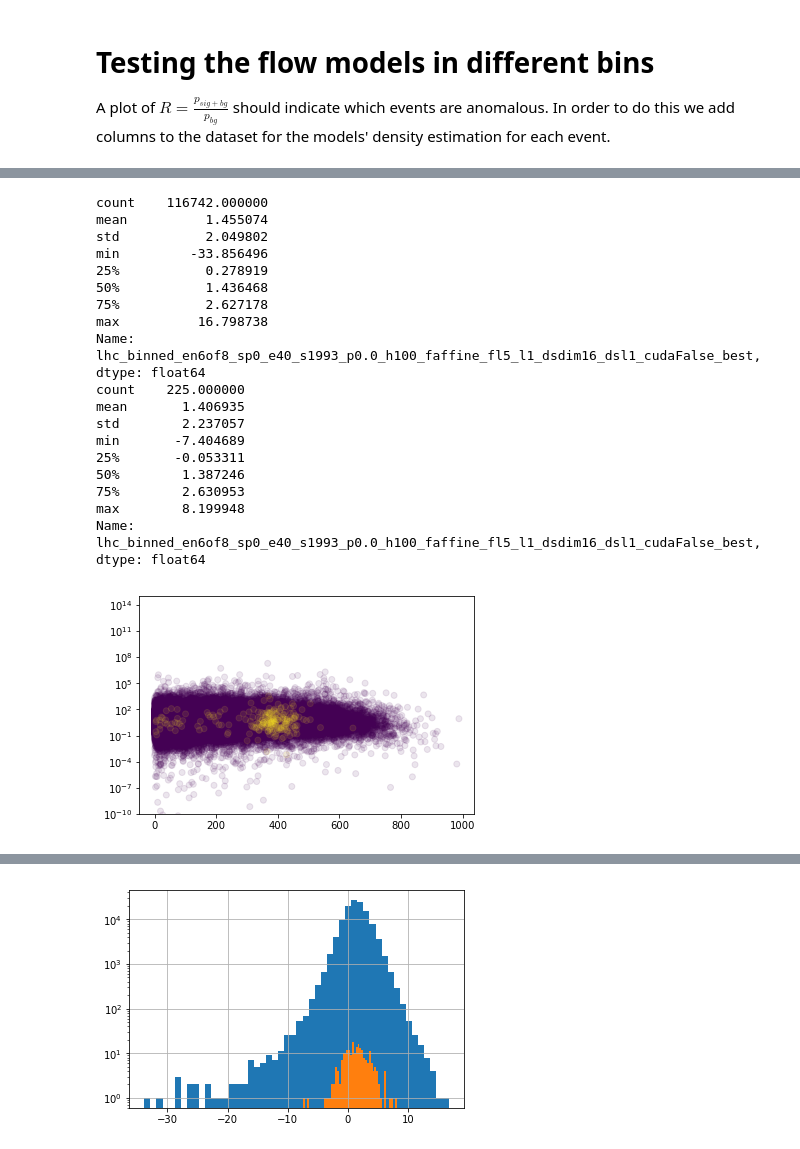
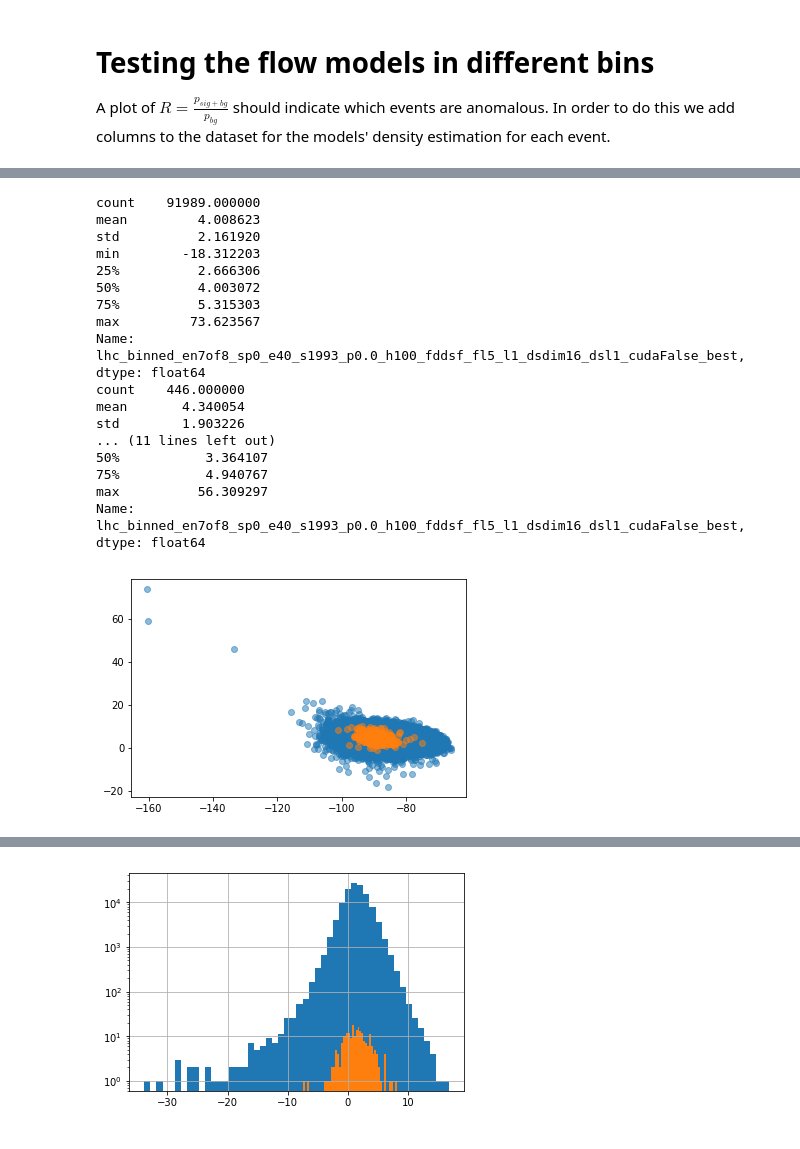
Before and after one commit to RotemMayo/NAF, a Jupyter notebook: ML4Jets.ipynb, the cells around one changed output, grey strips where cells are left out. Drawn from its saved outputs; the diff is of its cells as text; code cells hidden in the pictures.

```diff
--- a/ML4Jets.ipynb
+++ b/ML4Jets.ipynb
@@ -206,6 +229,0 @@ AttributeError: 'tuple' object has no attribute 'shape'
-# %%
-# old training loop
-for i in range(5, 11):
-    ds_path = data_path_format.format(i)
-    cp_path = model_cp_path_format.format(i)
-    train_and_save_model(ds_path, cp_path)
@@ -212,23 +242,20 @@ for i in range(5, 11):
 # %% [markdown]
 Load and get scores
 # %%
-df = pd.read_csv('external_maf/datasets/data/lhc/lhc_features_and_bins.csv')
-scores = pd.read_csv('external_maf/datasets/data/lhc/lhc_vae_density.csv')
-dataset = NumpyDataset(df.to_numpy()[:, :-3])
+dataset = NumpyDataset(preprocess_dataframe(df[['m1', 'm2', 'tau^1_21', 'tau^2_21']]))
 dataloader = data_utils.DataLoader(dataset, batch_size=dataset.length, shuffle=False)
-for i in tqdm([10**j for j in range(2, 6)]):
+for i in tqdm([10**j for j in range(3, 4)]):
     model, _, losses, _ = load(model_cp_path_format.format(i))#, [14, 12, 6, 3], 1.e-5)
     model.eval()
     _, mask = get_n_signal_dataset(i, df)
-    scores['vae141263 mask nsig{}'.format(i)] = np.logical_and(mask, signal)
+    scores['vae410103 mask nsig{}'.format(i)] = np.logical_and(mask, signal)
     losses = np.array(losses)
     losses[losses <= 0] = 10**-11
     mean_losses = [np.mean(losses[10000*k:10000*(k+1)]) for k in range(losses.shape[0] / 10000)]
     plt.plot(mean_losses, label=str(i))
     for x in dataloader:
-        scores['vae141263_negKLD density nsig{}'.format(i)] = model.density(x).detach().numpy()
-        scores['vae141263_negKLD kld nsig{}'.format(i)] = model.get_losses(x).detach().numpy()
+        scores['vae410103 kld nsig{}'.format(i)] = model.get_losses(x).detach().numpy()
 plt.legend()
 plt.yscale('log')
-scores[cols].describe()
+scores[cols[1]].describe()
 # %% [output]
@@ -329,8 +387,8 @@ plt.yscale('log')
 # %%
-q = 8
+q = 7
 nsig = 1000
 df["mjj_bins"] = pd.qcut(mjj, q=q, precision=100)
 df["mjj_bin_num"] = pd.qcut(mjj, q=q, labels=[i for i in range(1, q + 1)])
-lower_sig_df, lower_sig_mask = get_n_signal_dataset(nsig, df)
+_, lower_sig_mask = get_n_signal_dataset(nsig, df.drop('mjj_bins', axis=1))
 df["mjj_bins"].unique()
 # %% [output]
@@ -364,7 +434,7 @@ plt.yscale('log')
 # Testing the flow models in different bins
 A plot of $R = \frac{p_{sig+bg}}{p_{bg}}$ should indicate which events are anomalous. In order to do this we add columns to the dataset for the models' density estimation for each event.
 # %%
-flow = "affine"
+flow = "ddsf"
 epochs = 40
 original_sig = np.logical_and(signal, lower_sig_mask)
 densities = pd.read_csv("external_maf/datasets/data/lhc/lhc_{}_density.csv".format(flow))
@@ -388,41 +457,42 @@ united.describe()
 # %%
 from scipy.special import logsumexp
-signal_region = 6
+signal_region = 7
 log_psig = densities[column_template.format(signal_region)]
 log_pbg = (logsumexp([densities[column_template.format(signal_region+1)], densities[column_template.format(signal_region-1)]], axis=0) - np.log(2))
 #log_psig = np.mean([densities[column_template.format(sr)] for sr in signal_region], axis=0)
 #log_pbg = 0.5 * (densities[column_template.format(max(signal_region) + 1)] + densities[column_template.format(min(signal_region) - 1)])
 #log_psig = np.log(np.mean([np.exp(united[column_template.format(sr)]) for sr in signal_region], axis=0))
 #log_pbg = np.log(0.5 * (np.exp(united[column_template.format(max(signal_region) + 1)]) + np.exp(united[column_template.format(min(signal_region) - 1)])))
 #log_psig[log_psig == -np.inf] = -750.
 #log_pbg[log_pbg == -np.inf] = -750.
 logR = log_psig - log_pbg
 logR.describe()
-bin_mask = df['mjj_bin_num'] == signal_region
-bin_mask = np.logical_and(lower_sig_mask, bin_mask)
-plt.scatter(x=delta_mj[bin_mask], y=np.exp(logR[bin_mask]), c=df['label'][bin_mask], alpha=0.1)
-plt.yscale('log')
-plt.ylim(1e-10, 1e15)
+bin_mask = (df['mjj_bin_num'] == signal_region) & (~signal | original_sig)
+# bin_mask = np.logical_and(lower_sig_mask, bin_mask)
+plt.scatter(x=log_pbg[bin_mask & ~signal], y=logR[bin_mask & ~signal], alpha=0.5)
+plt.scatter(x=log_pbg[bin_mask & original_sig], y=logR[bin_mask & original_sig], alpha=0.5)
+#plt.yscale('log')
+#plt.ylim(1e-10, 1e15)
 print(logR[np.logical_and(~signal, bin_mask)].describe())
 print(logR[np.logical_and(original_sig, bin_mask)].describe())
+print(logR[signal].describe())
 # %% [output]
-count    116742.000000
-mean          1.455074
-std           2.049802
-min         -33.856496
-25%           0.278919
-50%           1.436468
-75%           2.627178
-max          16.798738
-Name: lhc_binned_en6of8_sp0_e40_s1993_p0.0_h100_faffine_fl5_l1_dsdim16_dsl1_cudaFalse_best, dtype: float64
-count    225.000000
-mean       1.406935
-std        2.237057
-min       -7.404689
-25%       -0.053311
-50%        1.387246
-75%        2.630953
-max        8.199948
-Name: lhc_binned_en6of8_sp0_e40_s1993_p0.0_h100_faffine_fl5_l1_dsdim16_dsl1_cudaFalse_best, dtype: float64
+count    91989.000000
+mean         4.008623
+std          2.161920
+min        -18.312203
+25%          2.666306
+50%          4.003072
+75%          5.315303
+max         73.623567
+Name: lhc_binned_en7of8_sp0_e40_s1993_p0.0_h100_fddsf_fl5_l1_dsdim16_dsl1_cudaFalse_best, dtype: float64
+count    446.000000
+mean       4.340054
+std        1.903226
+... (11 lines left out)
+50%           3.364107
+75%           4.940767
+max          56.309297
+Name: lhc_binned_en7of8_sp0_e40_s1993_p0.0_h100_fddsf_fl5_l1_dsdim16_dsl1_cudaFalse_best, dtype: float64
-[figure, old version]
+[figure, new version]
 # %%
```
Also changed, not shown: parts of 23 cells of this notebook, 4 other files.
